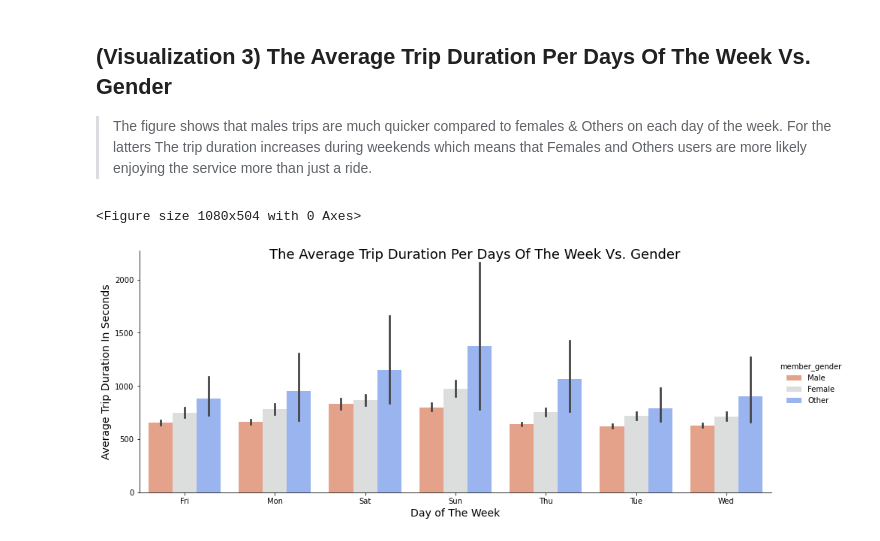
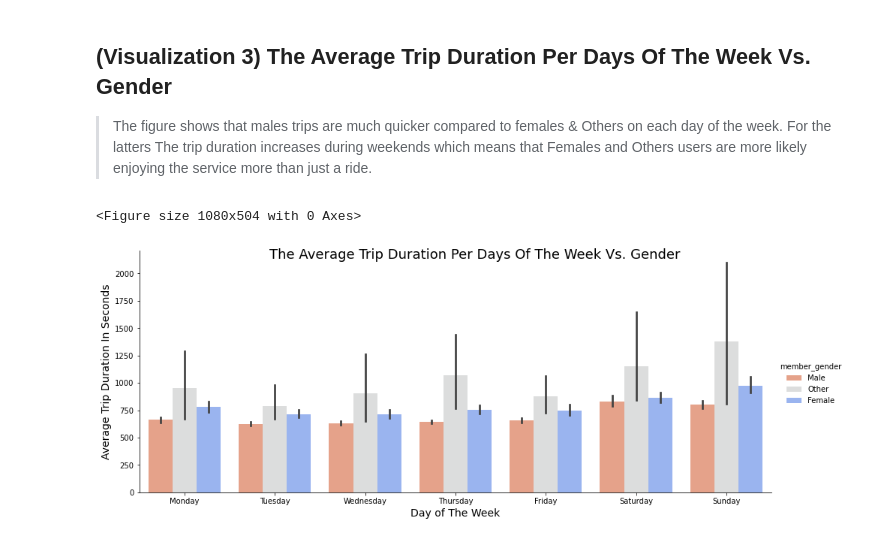
Before and after one commit to KarimEl-Dweky/Communicate-Data-Findings-Ford-Go-Bike, a Jupyter notebook: slide_deck.ipynb, the cells around one changed output. Drawn from its saved outputs; the diff is of its cells as text; code cells hidden in the pictures.

```diff
--- a/slide_deck.ipynb
+++ b/slide_deck.ipynb
@@ -45,6 +45,12 @@ df_cleaned.head()
 >Subscribers use the service for work commnute thus most trips were on work days (Mon-Fri) and at minimum in weekends, whereas customers tend to ride for fun so the trips count consider the same among the whole week.
 # %%
 # Plotting Count And Percentage Of Each User Type
+
+
+df_cleaned['start_day'] = pd.Categorical(df_cleaned['start_day'], categories=
+    ['Monday','Tuesday','Wednesday','Thursday','Friday','Saturday', 'Sunday'],
+    ordered=True)
+
 
 plt.figure(figsize = [15, 7])
 
@@ -94,12 +100,12 @@ plt.suptitle('Percentage Of Each Member Gender And Their Hourly Usage During The
 # %%
 # Plotting The Average Trip Duration Per Days Of The Week Vs. Gender
 
 plt.figure(figsize = [15, 7])
-sb.catplot(data = df_sort, x = 'start_day', y = 'duration_sec', hue ='member_gender',
+sb.catplot(data = df_cleaned, x = 'start_day', y = 'duration_sec', hue ='member_gender',
              kind = 'bar', aspect = 2.5, palette = 'coolwarm_r')
 plt.xlabel('Day of The Week', fontsize=14)
 plt.ylabel('Average Trip Duration In Seconds', fontsize=14)
 plt.suptitle('The Average Trip Duration Per Days Of The Week Vs. Gender', fontsize=18);
 # %% [output]
 <Figure size 1080x504 with 0 Axes>
-[figure, old version]
+[figure, new version]
```
Also changed, not shown: parts of 1 cell of this notebook, 5 other files.
